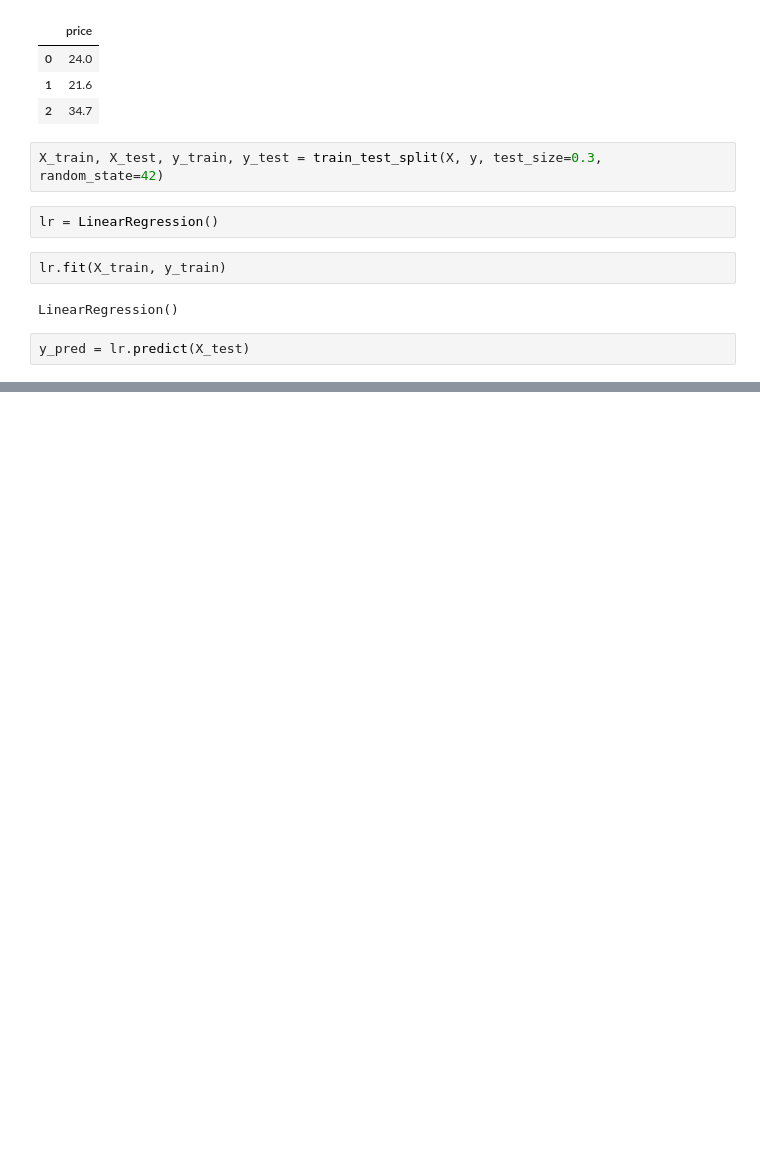
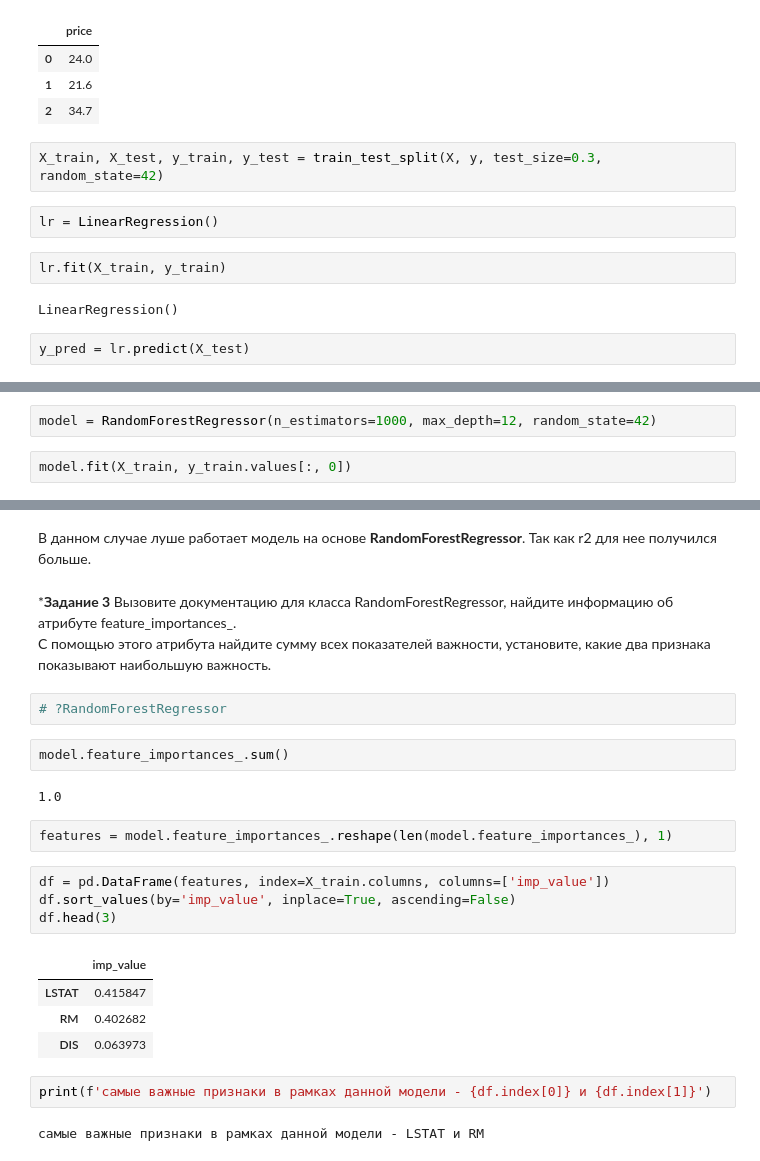
Before and after one commit to dvskpss/Python_DS_Lib, a Jupyter notebook: hw_less_6/hw_less_6.ipynb, the cells around one changed output, grey strips where cells are left out. Saved outputs shown, nothing was run; the diff lists cells and outputs as text; blank space fills up the shorter version.

```diff
--- a/hw_less_6/hw_less_6.ipynb
+++ b/hw_less_6/hw_less_6.ipynb
@@ -53,0 +69,4 @@ r2
+# %%
+model = RandomForestRegressor(n_estimators=1000, max_depth=12, random_state=42)
+# %%
+model.fit(X_train, y_train.values[:, 0])
@@ -53,0 +87,27 @@ r2
+# %% [markdown]
+В данном случае луше работает модель на основе **RandomForestRegressor**. Так как r2 для нее получился больше.
+# %% [markdown]
+***Задание 3**
+Вызовите документацию для класса RandomForestRegressor, найдите информацию об атрибуте feature_importances_.
+С помощью этого атрибута найдите сумму всех показателей важности, установите, какие два признака показывают наибольшую важность.
+# %%
+# ?RandomForestRegressor
+# %%
+model.feature_importances_.sum()
+# %% [output]
+1.0
+# %%
+features = model.feature_importances_.reshape(len(model.feature_importances_), 1)
+# %%
+df = pd.DataFrame(features, index=X_train.columns, columns=['imp_value'])
+df.sort_values(by='imp_value', inplace=True, ascending=False)
+df.head(3)
+# %% [output]
+|  | imp_value |
+| LSTAT | 0.415847 |
+| RM | 0.402682 |
+| DIS | 0.063973 |
+# %%
+print(f'самые важные признаки в рамках данной модели - {df.index[0]} и {df.index[1]}')
+# %% [output]
+самые важные признаки в рамках данной модели - LSTAT и RM
```
Also changed, not shown: parts of 68 cells of this notebook.
